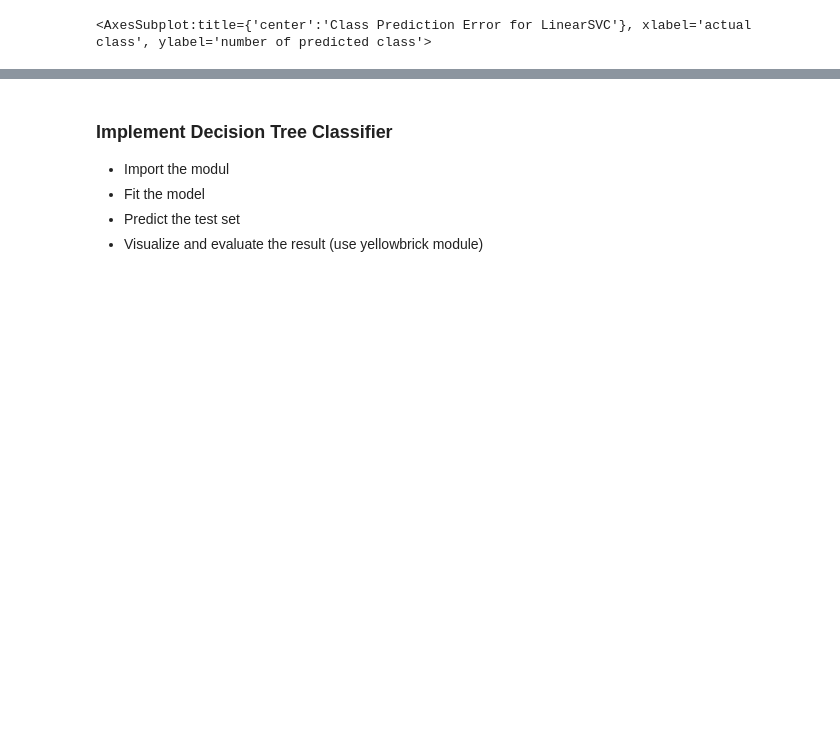
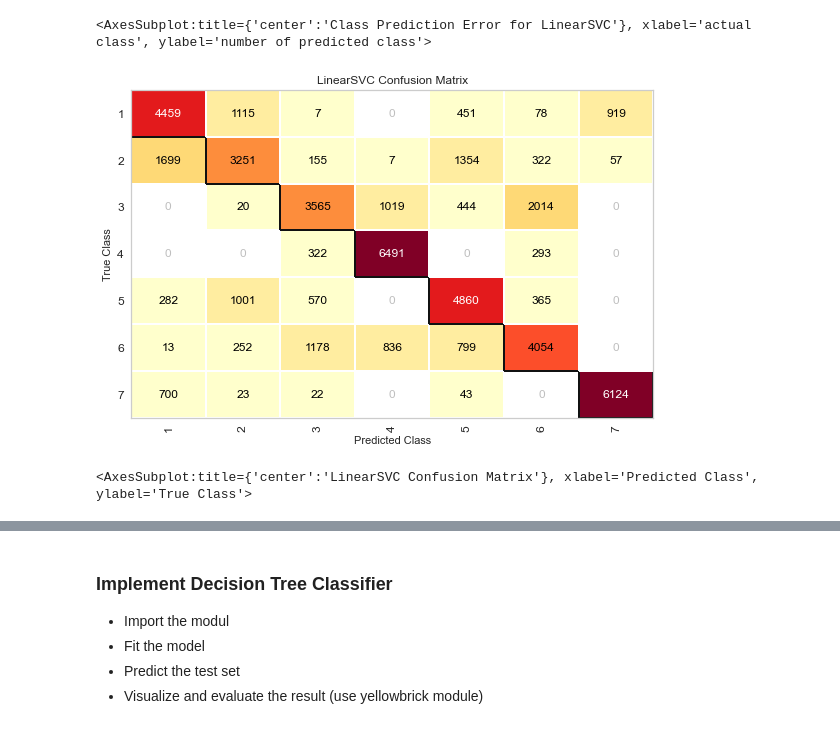
Before and after one commit to NesrinU/Machine_Learning, a Jupyter notebook: Assignments/Tree_Types_Prediction_Classification_student.ipynb, the cells around one changed output, grey strips where cells are left out. Saved outputs shown, nothing was run; the diff lists cells and outputs as text; code cells hidden in the pictures; blank space fills up the shorter version.

```diff
--- a/Assignments/Tree_Types_Prediction_Classification_student.ipynb
+++ b/Assignments/Tree_Types_Prediction_Classification_student.ipynb
@@ -533,2 +515,0 @@ lsvc_model_grid = GridSearchCV(model,
-# %%
-lsvc_model_grid.fit(X_train, y_train)
@@ -574,3 +547,12 @@ visualizer.show()
 # %% [output]
 [figure]
 <AxesSubplot:title={'center':'Class Prediction Error for LinearSVC'}, xlabel='actual class', ylabel='number of predicted class'>
+# %%
+from yellowbrick.classifier import ConfusionMatrix
+cm = ConfusionMatrix(pipe_LSVC_model)
+cm.fit(X_train, y_train)
+cm.score(X_test, y_test)
+cm.show()
+# %% [output]
+[figure, added]
+<AxesSubplot:title={'center':'LinearSVC Confusion Matrix'}, xlabel='Predicted Class', ylabel='True Class'>
```
Also changed, not shown: parts of 26 cells of this notebook, 4 other files.
